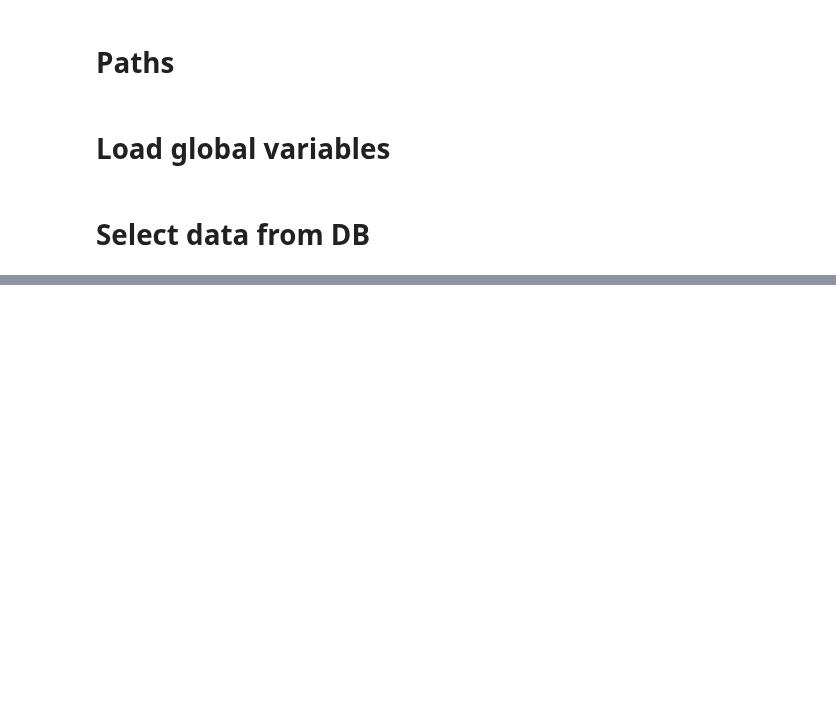
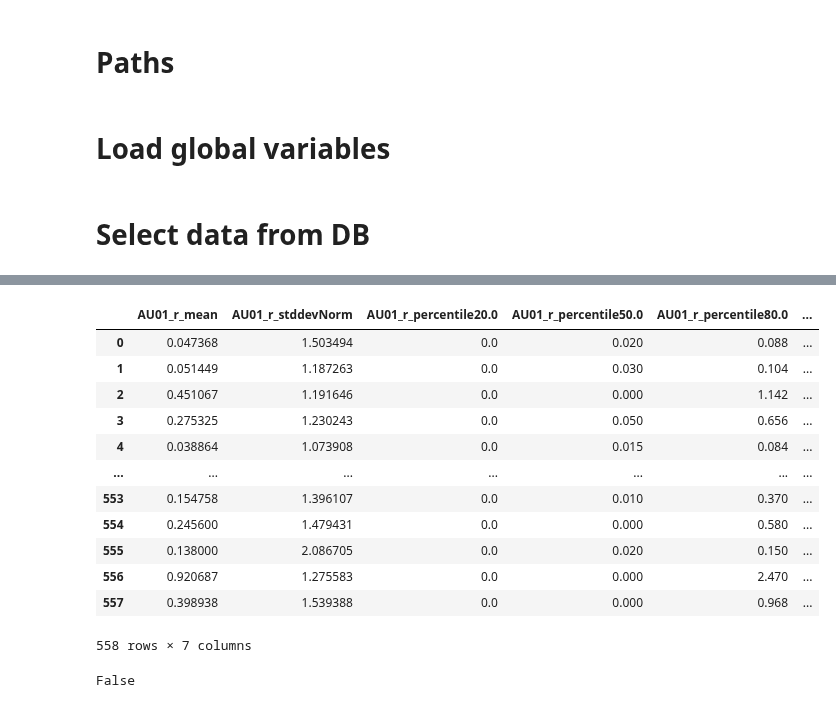
Before and after one commit to timlac/quan-machine-learning, a Jupyter notebook: python/notebooks/video analysis.ipynb, the cells around one changed output, grey strips where cells are left out. Cells and saved outputs as stored; diff of their text form; code cells hidden in the pictures; blank space fills up the shorter version.

```diff
--- a/python/notebooks/video analysis.ipynb
+++ b/python/notebooks/video analysis.ipynb
@@ -294,0 +301,26 @@ KeyboardInterrupt:
+# %%
+df_tmp[['AU01_r_mean',
+'AU01_r_stddevNorm',
+'AU01_r_percentile20.0',
+'AU01_r_percentile50.0',
+'AU01_r_percentile80.0',
+'AU01_r_iqr60_80-20',
+'AU01_r_numPeaks']]
+# %% [output]
+|  | AU01_r_mean | AU01_r_stddevNorm | AU01_r_percentile20.0 | AU01_r_percentile50.0 | AU01_r_percentile80.0 | ... |
+| 0 | 0.047368 | 1.503494 | 0.0 | 0.020 | 0.088 | ... |
+| 1 | 0.051449 | 1.187263 | 0.0 | 0.030 | 0.104 | ... |
+| 2 | 0.451067 | 1.191646 | 0.0 | 0.000 | 1.142 | ... |
+| 3 | 0.275325 | 1.230243 | 0.0 | 0.050 | 0.656 | ... |
+| 4 | 0.038864 | 1.073908 | 0.0 | 0.015 | 0.084 | ... |
+| ... | ... | ... | ... | ... | ... | ... |
+| 553 | 0.154758 | 1.396107 | 0.0 | 0.010 | 0.370 | ... |
+| 554 | 0.245600 | 1.479431 | 0.0 | 0.000 | 0.580 | ... |
+| 555 | 0.138000 | 2.086705 | 0.0 | 0.020 | 0.150 | ... |
+| 556 | 0.920687 | 1.275583 | 0.0 | 0.000 | 2.470 | ... |
+| 557 | 0.398938 | 1.539388 | 0.0 | 0.000 | 0.968 | ... |
+558 rows × 7 columns
+# %%
+df_tmp.isnull().values.any()
+# %% [output]
+False
```
Also changed, not shown: parts of 22 cells of this notebook, 10 other files.
